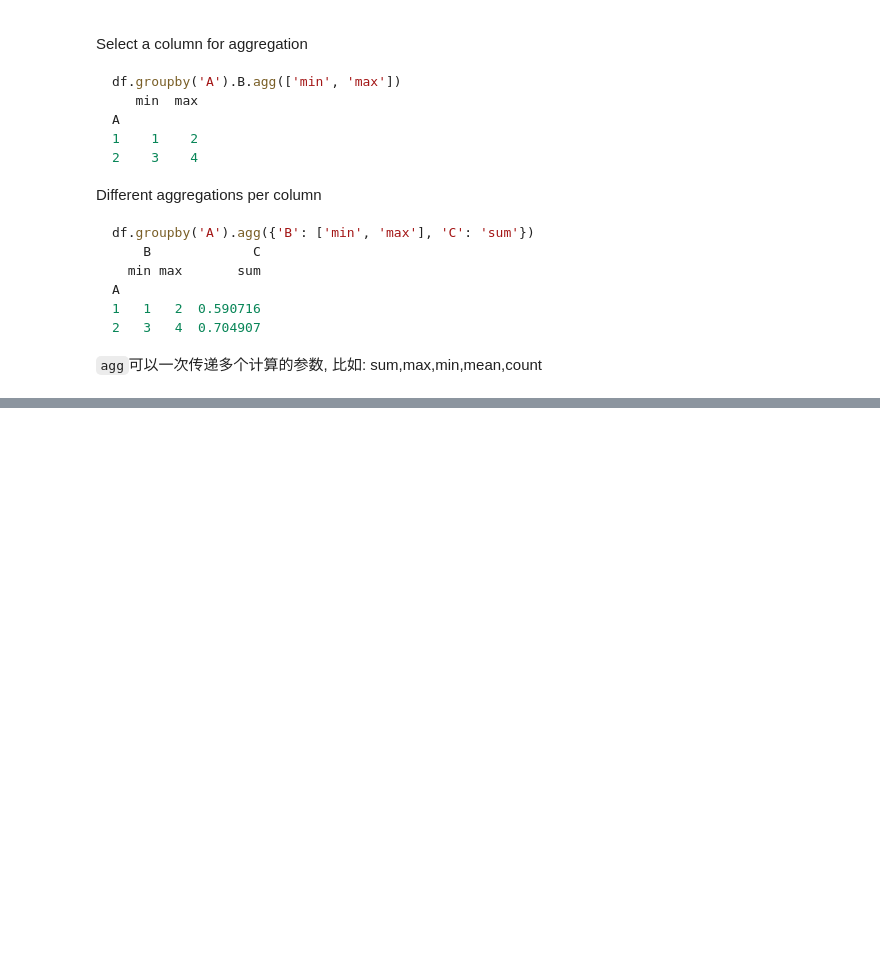
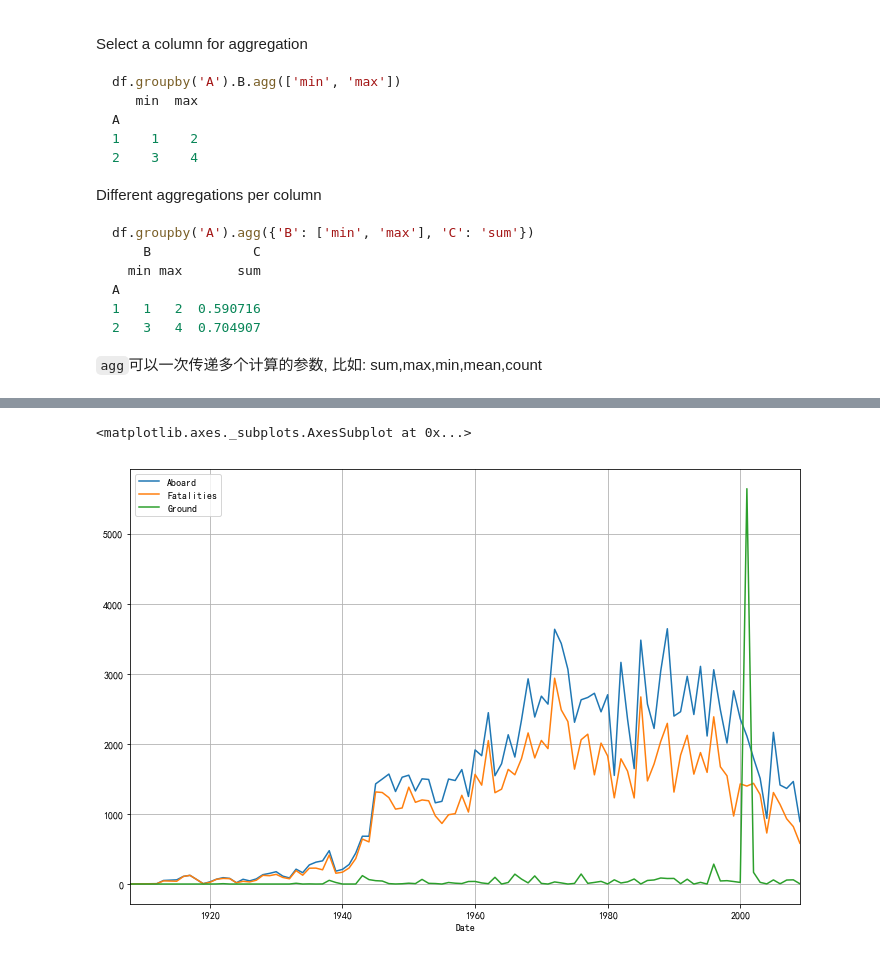
Before and after one commit to thelalasis/mystudy, a Jupyter notebook: Data_Analysis/kaggle/20190410_aircrashes/aircrashes_analysis.ipynb, the cells around one changed output, grey strips where cells are left out. Saved outputs shown, nothing was run; the diff lists cells and outputs as text; code cells hidden in the pictures; blank space fills up the shorter version.

```diff
--- a/Data_Analysis/kaggle/20190410_aircrashes/aircrashes_analysis.ipynb
+++ b/Data_Analysis/kaggle/20190410_aircrashes/aircrashes_analysis.ipynb
@@ -166,0 +224,4 @@ props = operator['Fatalities'].reset_index()    #reset_index将index列还原为
+# %%
+ac['Date'] = pd.to_datetime(ac['Date'])
+ac_b_y = ac.groupby(ac.Date.dt.year).sum()
+ac_b_y.head()
@@ -166,0 +236,5 @@ props = operator['Fatalities'].reset_index()    #reset_index将index列还原为
+# %%
+ac_b_y.plot(grid = True)
+# %% [output]
+<matplotlib.axes._subplots.AxesSubplot at 0x...>
+[figure, added]
```
Also changed, not shown: parts of 9 cells of this notebook.
